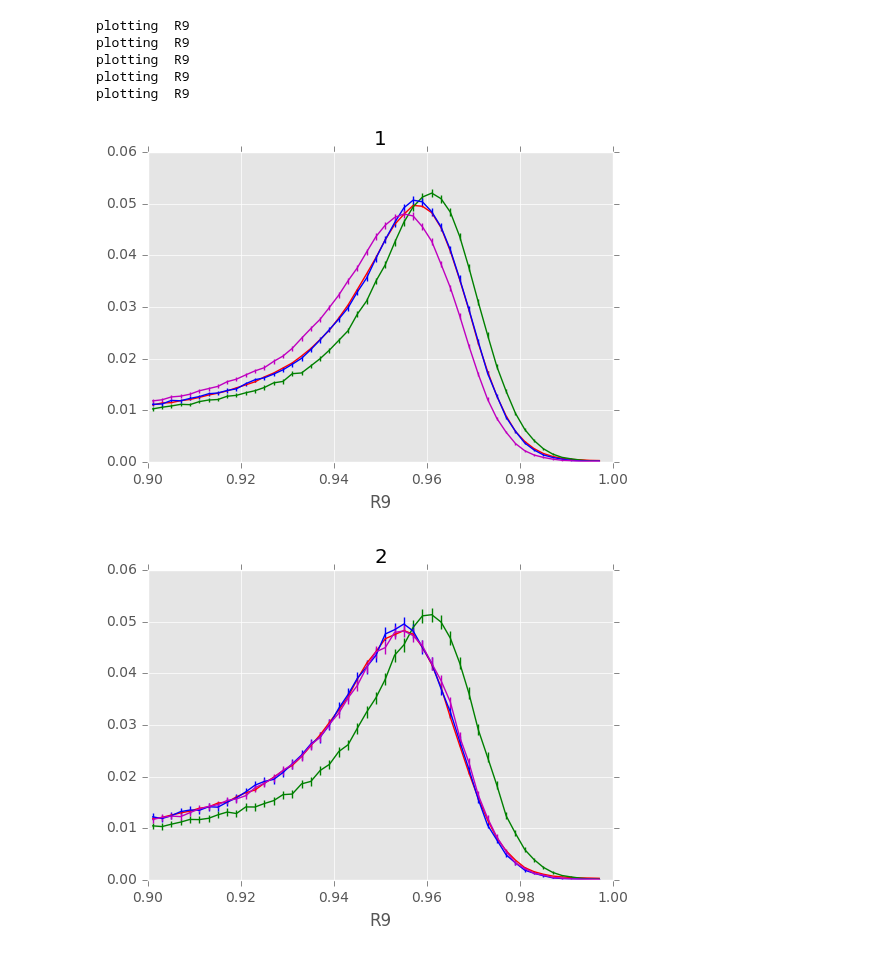
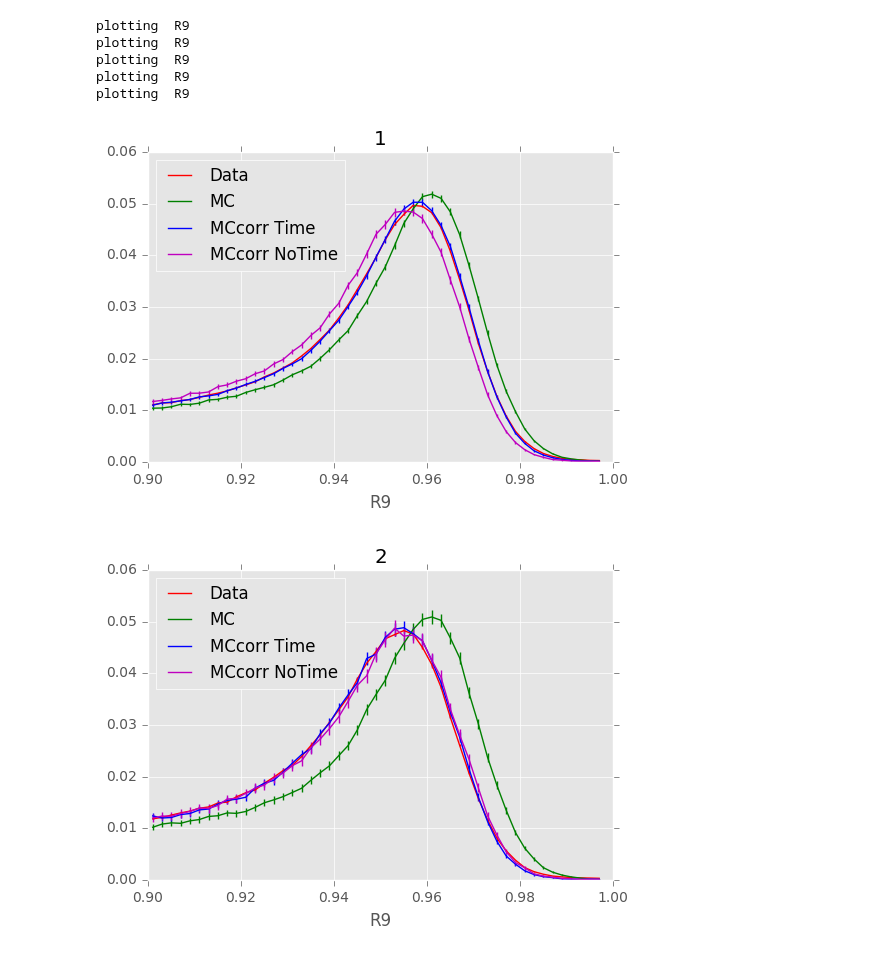
Before and after one commit to threiten/dataMC-1, a Jupyter notebook: MTR/FinalCode5_TimevsNoTime.ipynb, the cells around one changed output. Drawn from its saved outputs; the diff is of its cells as text; code cells hidden in the pictures.

Commit message:
new plots

```diff
--- a/MTR/FinalCode5_TimevsNoTime.ipynb
+++ b/MTR/FinalCode5_TimevsNoTime.ipynb
@@ -121,23 +116,30 @@ plotting  R9
 # %%
+import matplotlib.lines as mlines
 for runperiod in [1,2,3,4,5]:
     yvar="R9"
     yvarcorr = yvar+"_corr"
     print "plotting ", yvar
     rv  = np.arange(0.9,1.0,0.002)
     fig = plt.figure(dpi=400)
     ax = fig.add_subplot(111)
     ax.set_xlabel(yvar)
     plot.plotHistErr(dfdataEB.query("runperiod=="+str(runperiod))[yvar], rv, Color="r", Weight=dfdataEB.query("runperiod=="+str(runperiod))["weight"])
     plot.plotHistErr(dfmcEB.query("runperiod=="+str(runperiod))[yvar], rv,Weight=dfmcEB.query("runperiod=="+str(runperiod))["weight"], Color="g")
     plot.plotHistErr(dfmcEB.query("runperiod=="+str(runperiod))[yvar+"_corr"], rv,Weight=dfmcEB.query("runperiod=="+str(runperiod))["weight"], Color="b")
     plot.plotHistErr(dfmcEBNoTime.query("runperiod=="+str(runperiod))[yvar+"_corr"], rv,Weight=dfmcEBNoTime.query("runperiod=="+str(runperiod))["weight"], Color="m")
     ax.ticklabel_format(axis='x', style='sci', scilimits=(-2,2))
     ax.set_title(str(runperiod))
+    red_line = mlines.Line2D([], [], color='red',markersize=15, label='Data')
+    green_line = mlines.Line2D([], [], color='green', markersize=15, label='MC')
+    blue_line = mlines.Line2D([], [], color='blue', markersize=15, label='MCcorr Time')
+    mag_line = mlines.Line2D([], [], color='m', markersize=15, label='MCcorr NoTime')
+    ax.legend(handles=[red_line,green_line, blue_line,mag_line], loc=2)
+    fig.savefig('FINALPLOTS/TimeDist'+str(runperiod)+'.png', dpi=fig.dpi)
 # %% [output]
 plotting  R9
 plotting  R9
 plotting  R9
 plotting  R9
 plotting  R9
-[figure, old version]
+[figure, new version]
-[figure, old version]
+[figure, new version]
```
Also changed, not shown: parts of 10 cells of this notebook, 13 other files.
